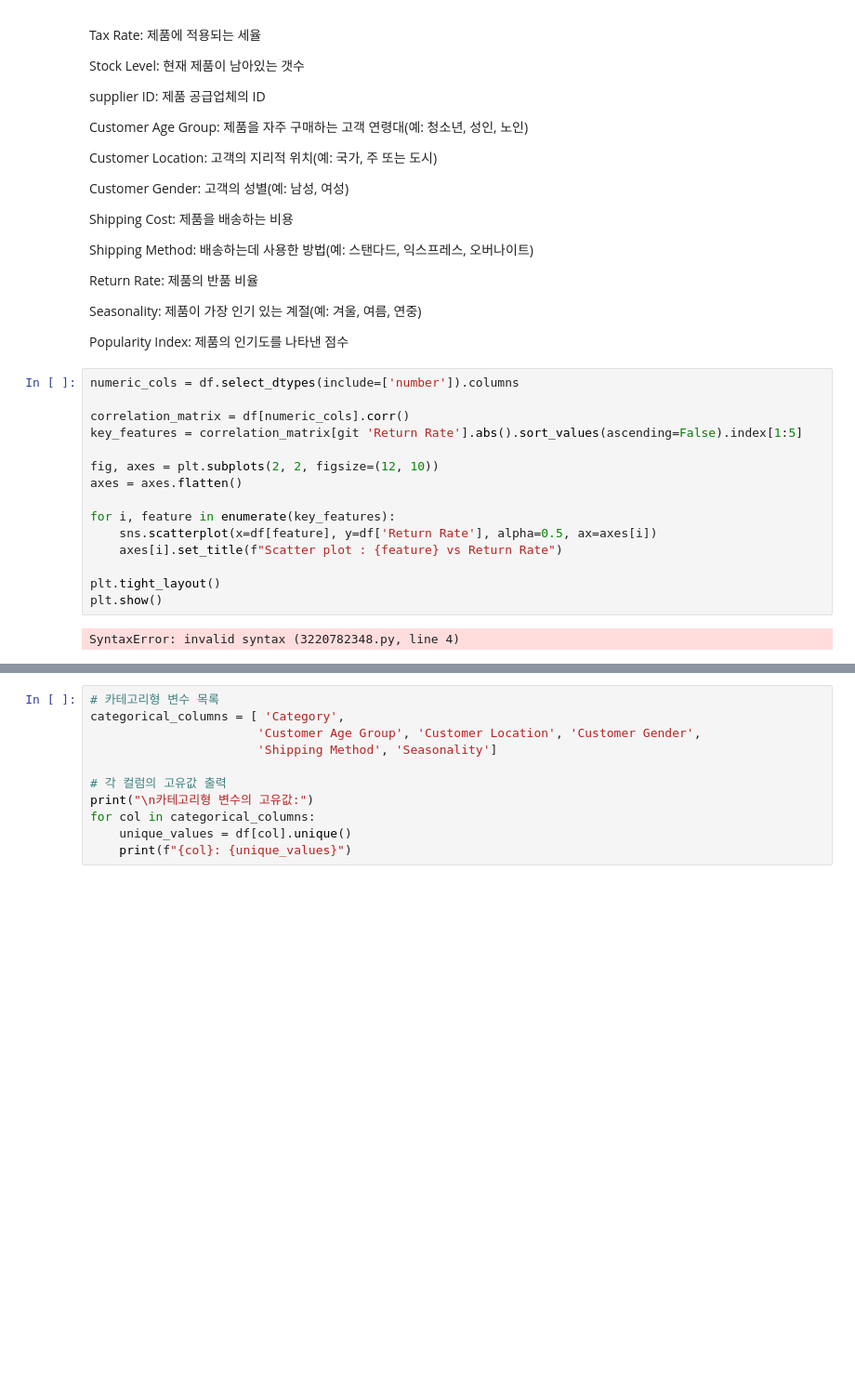
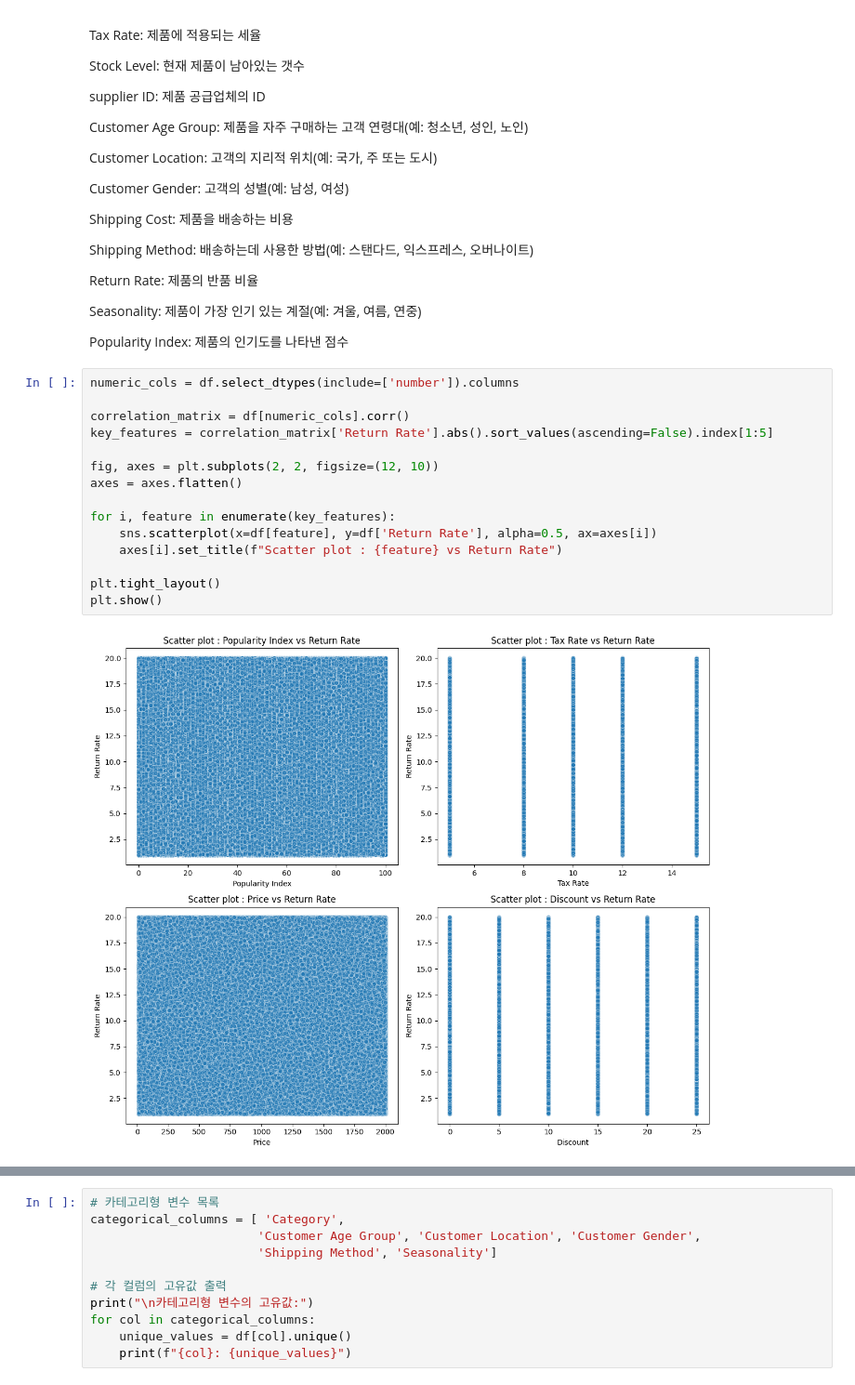
Before and after one commit to halley1116/2025_DA_study, a Jupyter notebook: team2/2주차/2nd.ipynb, the cells around one changed output, grey strips where cells are left out. Shown at 93% size. Cells and saved outputs as stored; diff of their text form; blank space fills up the shorter version.

```diff
--- a/team2/2주차/2nd.ipynb
+++ b/team2/2주차/2nd.ipynb
@@ -112,20 +112,20 @@ Popularity Index: 제품의 인기도를 나타낸 점수
 # %%
 numeric_cols = df.select_dtypes(include=['number']).columns
 
 correlation_matrix = df[numeric_cols].corr()
-key_features = correlation_matrix[git 'Return Rate'].abs().sort_values(ascending=False).index[1:5]
+key_features = correlation_matrix['Return Rate'].abs().sort_values(ascending=False).index[1:5]
 
 fig, axes = plt.subplots(2, 2, figsize=(12, 10))
 axes = axes.flatten()
 
 for i, feature in enumerate(key_features):
     sns.scatterplot(x=df[feature], y=df['Return Rate'], alpha=0.5, ax=axes[i])
     axes[i].set_title(f"Scatter plot : {feature} vs Return Rate")
 
 plt.tight_layout()
 plt.show()
 # %% [output]
-SyntaxError: invalid syntax (3220782348.py, line 4)
+[figure, added]
 # %%
 fit, axes = plt.subplots(1, 2, figsize=(12, 5))
 
```
Also changed, not shown: parts of 1 cell of this notebook.
